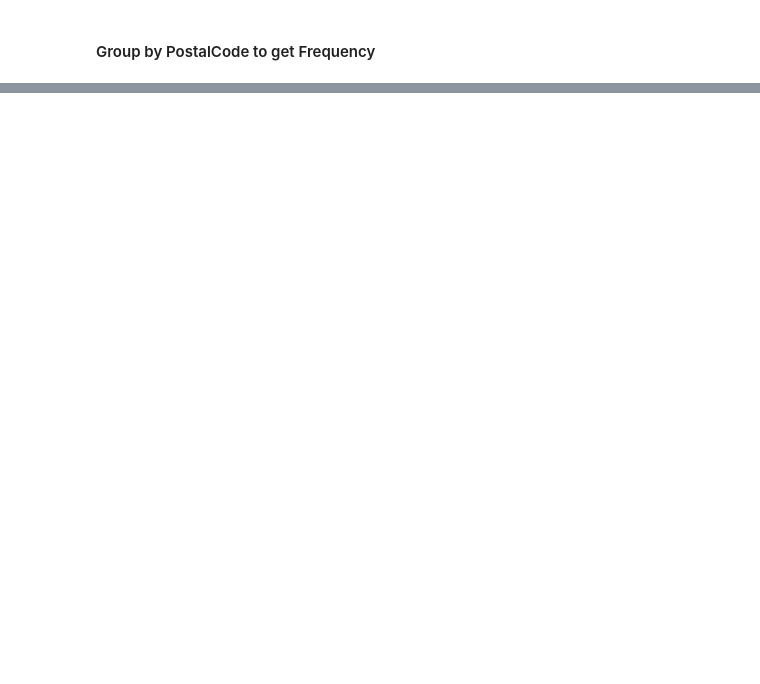
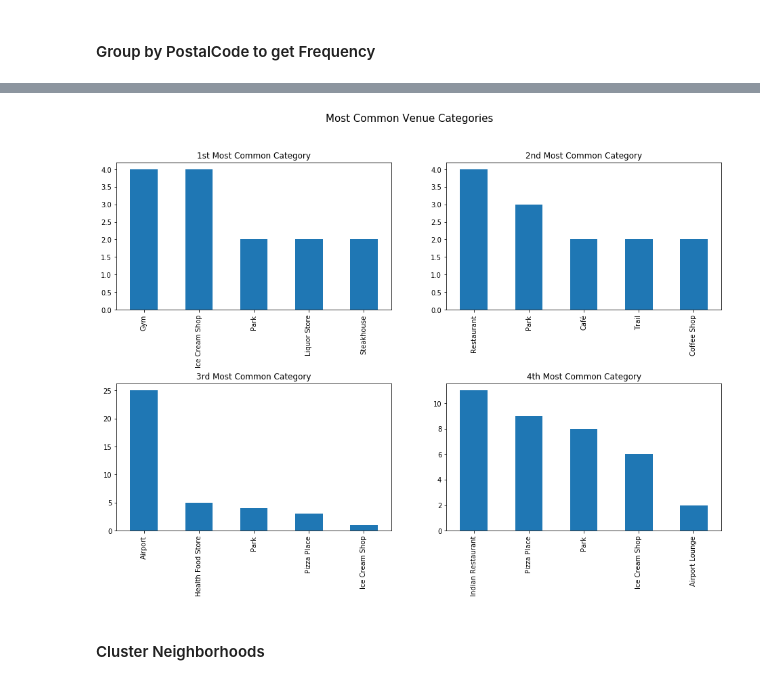
Before and after one commit to amypeniston/data-science-capstone-project, a Jupyter notebook: Scraping_and_Clustering.ipynb, the cells around one changed output, grey strips where cells are left out. Saved outputs shown, nothing was run; the diff lists cells and outputs as text; code cells hidden in the pictures; blank space fills up the shorter version.

```diff
--- a/Scraping_and_Clustering.ipynb
+++ b/Scraping_and_Clustering.ipynb
@@ -347,4 +352,5 @@ def get_top_categories(idx, num=5):
     top = nearby_venues_grouped.iloc[idx, 1:].T.reset_index()
     top.columns = ["VenueCategory", "Frequency"]
     top["Frequency"] = top["Frequency"].astype(float)
-    top = top.sort_values("Frequency", ascending=False).head(num)
+    top = top.sort_values("Frequency", ascending=False).set_index("VenueCategory").head(num)
+    return top
@@ -350,0 +370,12 @@ def get_top_categories(idx, num=5):
+# %%
+cols = ["PostalCode"]
+endings = ["st", "nd", "rd"]
+
+for i in range(10):
+    if i < 3:
+        cols.append(str(i + 1) + endings[i] + " Most Common Category")
+    else:
+        cols.append(str(i + 1) + "th Most Common Category")
+
+top_df = pd.DataFrame(columns=cols)
+top_df["PostalCode"] = nearby_venues_grouped["PostalCode"]
@@ -351,4 +384,6 @@ def get_top_categories(idx, num=5):
 # %%
-for idx, row in nearby_venues_grouped.iterrows():
-    get_top_categories(idx)
+for idx, row in top_df.iterrows():
+    top_df.iloc[idx, 1:] = get_top_categories(idx, 10).index.values
+
+top_df.head()
 # %% [output]
@@ -371,0 +418,16 @@ for idx, row in nearby_venues_grouped.iterrows():
+# %%
+fig, axs = plt.subplots(2, 2, figsize=(16,10))
+plt.subplots_adjust(hspace = 0.5)
+
+for i in range(4):
+    if i < 2:
+        top_df[top_df.columns[i+1]].value_counts().head().plot(kind="bar", ax=axs[0][i], title=top_df.columns[i+1])
+    else:
+        top_df[top_df.columns[i+1]].value_counts().head().plot(kind="bar", ax=axs[1][i%2], title=top_df.columns[i+1])
+
+plt.suptitle("Most Common Venue Categories", fontsize=15)
+plt.show()
+# %% [output]
+[figure, added]
+# %% [markdown]
+#### Cluster Neighborhoods
```
Also changed, not shown: parts of 28 cells of this notebook.
